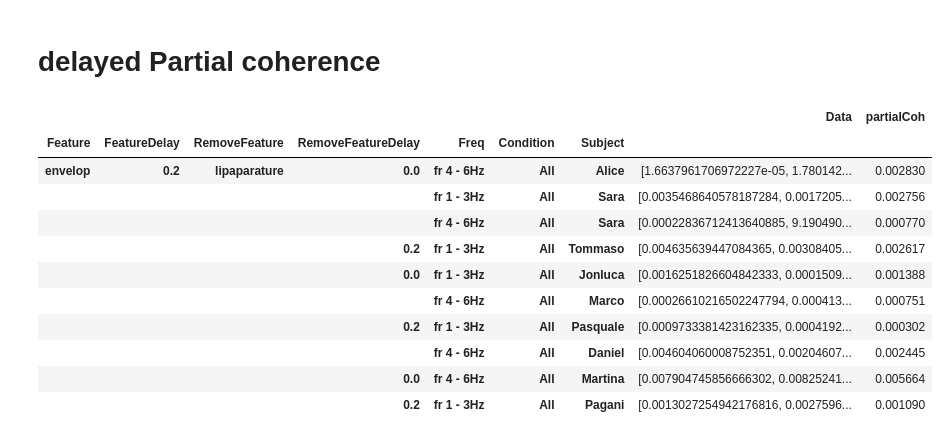
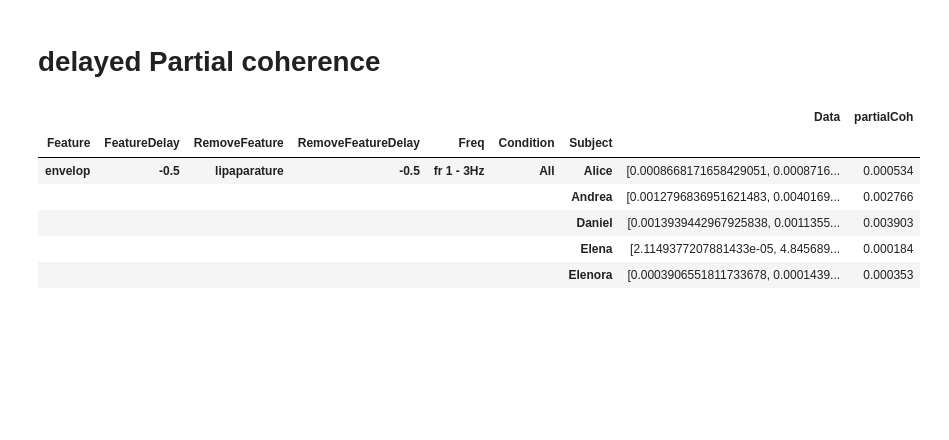
Before and after one commit to sankar-mukherjee/entrainment_python, a Jupyter notebook: partialCoherence_investigate.ipynb, the cells around one changed output. Saved outputs shown, nothing was run; the diff lists cells and outputs as text; code cells hidden in the pictures; blank space fills up the shorter version.

```diff
--- a/partialCoherence_investigate.ipynb
+++ b/partialCoherence_investigate.ipynb
@@ -329,24 +329,19 @@ x = plt.plot(x,y, marker='*', color='k',markersize=10,linestyle='')
 # %%
 save_path = data_path + '/data/partialCoh/Delayed_partialCoh-removedFirst-'+ str(remove_first)+'.pkl'
 delayed_data=pd.read_pickle(save_path)
 
 delayed_data.set_index(['Feature','FeatureDelay','RemoveFeature','RemoveFeatureDelay',
                         'Freq','Condition','Subject'], inplace=True)
 delayed_data.sort_index(inplace=True)
 
 a  = delayed_data['Data'].apply(lambda x: np.mean(x))
 delayed_data['partialCoh'] = pd.Series(a, index=delayed_data.index)
-delayed_data.sample(10)
+delayed_data.head(5)
 # %% [output]
 |  |  |  |  |  |  |  | Data | partialCoh |
 | Feature | FeatureDelay | RemoveFeature | RemoveFeatureDelay | Freq | Condition | Subject |  |  |
-| envelop | 0.2 | lipaparature | 0.0 | fr 4 - 6Hz | All | Alice | [1.6637961706972227e-05, 1.780142... | 0.002830 |
-|  |  |  |  | fr 1 - 3Hz | All | Sara | [0.0035468640578187284, 0.0017205... | 0.002756 |
-|  |  |  |  | fr 4 - 6Hz | All | Sara | [0.00022836712413640885, 9.190490... | 0.000770 |
-|  |  |  | 0.2 | fr 1 - 3Hz | All | Tommaso | [0.004635639447084365, 0.00308405... | 0.002617 |
-|  |  |  | 0.0 | fr 1 - 3Hz | All | Jonluca | [0.0016251826604842333, 0.0001509... | 0.001388 |
-|  |  |  |  | fr 4 - 6Hz | All | Marco | [0.00026610216502247794, 0.000413... | 0.000751 |
-|  |  |  | 0.2 | fr 1 - 3Hz | All | Pasquale | [0.0009733381423162335, 0.0004192... | 0.000302 |
-|  |  |  |  | fr 4 - 6Hz | All | Daniel | [0.004604060008752351, 0.00204607... | 0.002445 |
-|  |  |  | 0.0 | fr 4 - 6Hz | All | Martina | [0.007904745856666302, 0.00825241... | 0.005664 |
-|  |  |  | 0.2 | fr 1 - 3Hz | All | Pagani | [0.0013027254942176816, 0.0027596... | 0.001090 |
+| envelop | -0.5 | lipaparature | -0.5 | fr 1 - 3Hz | All | Alice | [0.0008668171658429051, 0.0008716... | 0.000534 |
+|  |  |  |  |  |  | Andrea | [0.0012796836951621483, 0.0040169... | 0.002766 |
+|  |  |  |  |  |  | Daniel | [0.0013939442967925838, 0.0011355... | 0.003903 |
+|  |  |  |  |  |  | Elena | [2.1149377207881433e-05, 4.845689... | 0.000184 |
+|  |  |  |  |  |  | Elenora | [0.0003906551811733678, 0.0001439... | 0.000353 |
```
Also changed, not shown: parts of 6 cells of this notebook, 1 other file.
